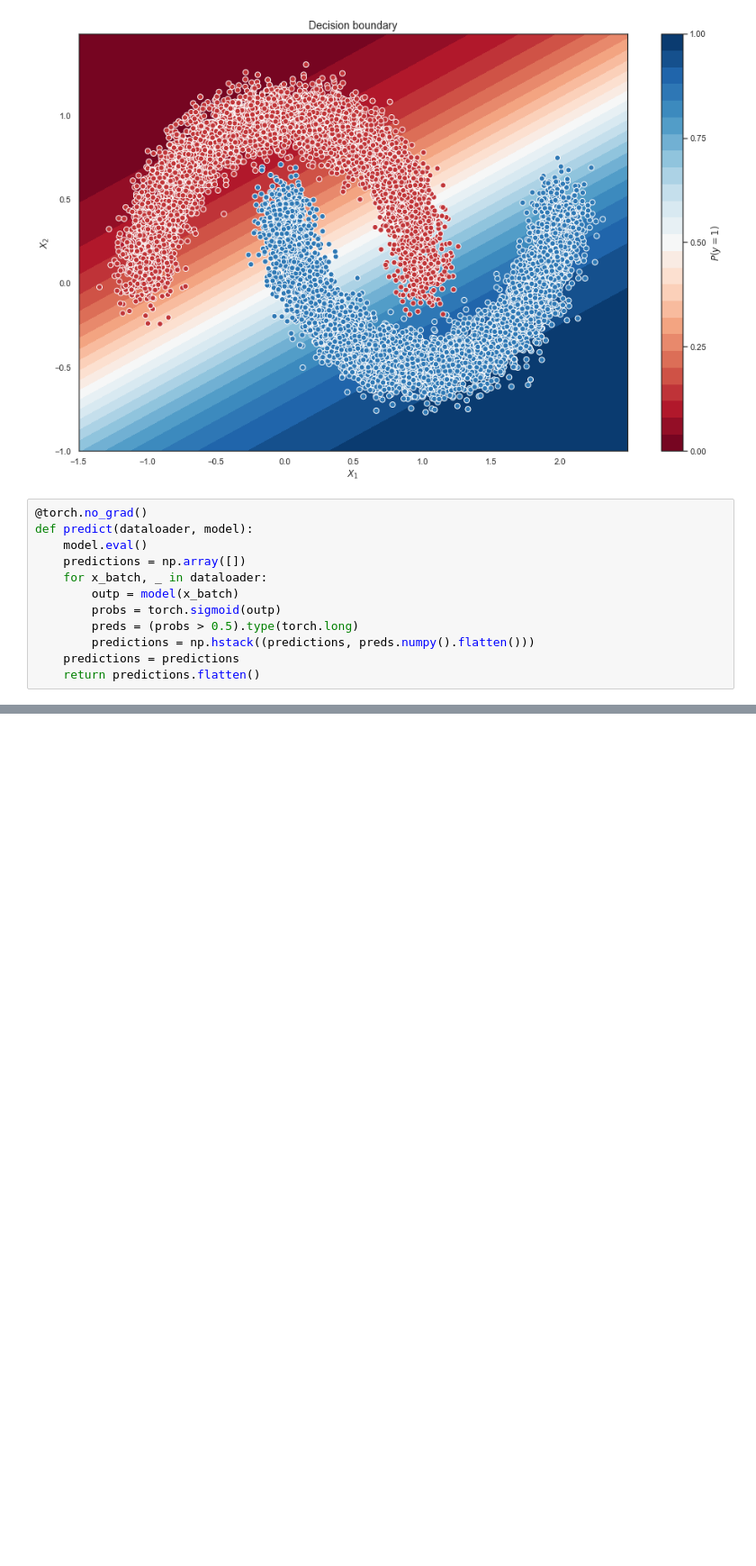
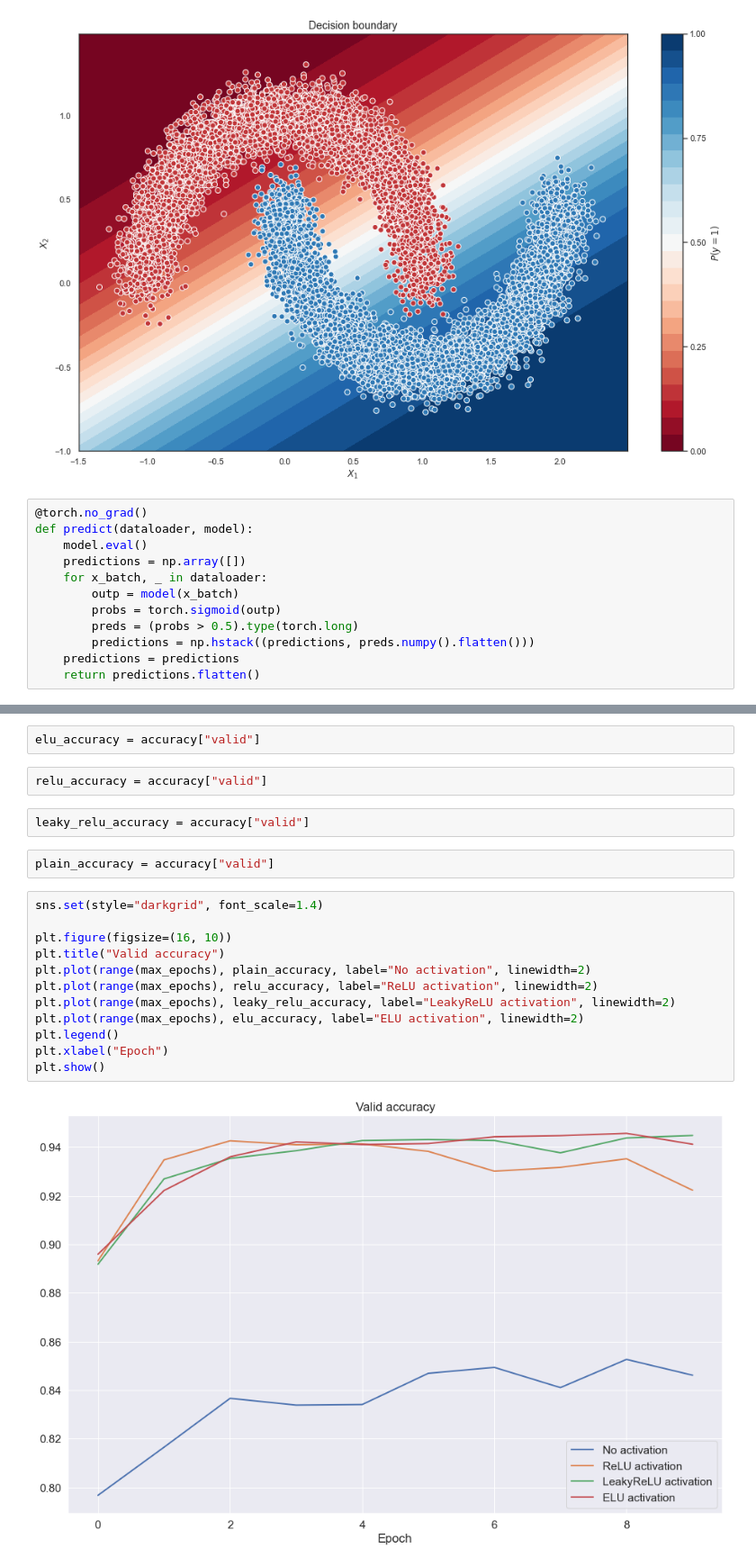
Before and after one commit to dato7898/depp_learning_mfti, a Jupyter notebook: Домашнее задание. Сверточные и полносвязные нейросети/homework.ipynb, the cells around one changed output, grey strips where cells are left out. Shown at 90% size. Saved outputs shown, nothing was run; the diff lists cells and outputs as text; blank space fills up the shorter version.

```diff
--- a/Домашнее задание. Сверточные и полносвязные нейросети/homework.ipynb
+++ b/Домашнее задание. Сверточные и полносвязные нейросети/homework.ipynb
@@ -167,0 +262,22 @@ accuracy_score(y_val_t, predict(val_dataloader, linear_regression))
+# %%
+elu_accuracy = accuracy["valid"]
+# %%
+relu_accuracy = accuracy["valid"]
+# %%
+leaky_relu_accuracy = accuracy["valid"]
+# %%
+plain_accuracy = accuracy["valid"]
+# %%
+sns.set(style="darkgrid", font_scale=1.4)
+
+plt.figure(figsize=(16, 10))
+plt.title("Valid accuracy")
+plt.plot(range(max_epochs), plain_accuracy, label="No activation", linewidth=2)
+plt.plot(range(max_epochs), relu_accuracy, label="ReLU activation", linewidth=2)
+plt.plot(range(max_epochs), leaky_relu_accuracy, label="LeakyReLU activation", linewidth=2)
+plt.plot(range(max_epochs), elu_accuracy, label="ELU activation", linewidth=2)
+plt.legend()
+plt.xlabel("Epoch")
+plt.show()
+# %% [output]
+[figure, added]
```
Also changed, not shown: parts of 22 cells of this notebook, 1 other file.
